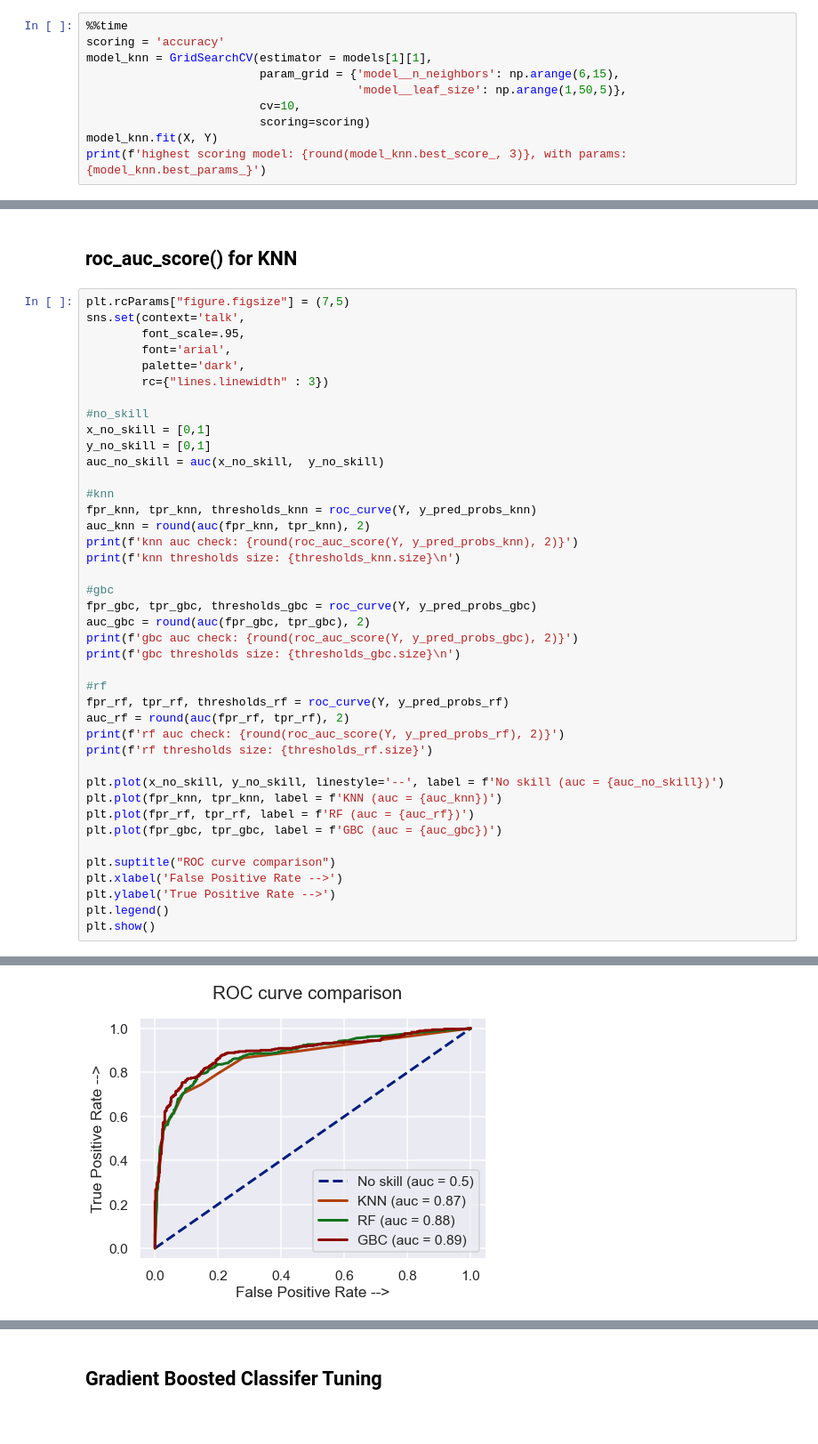
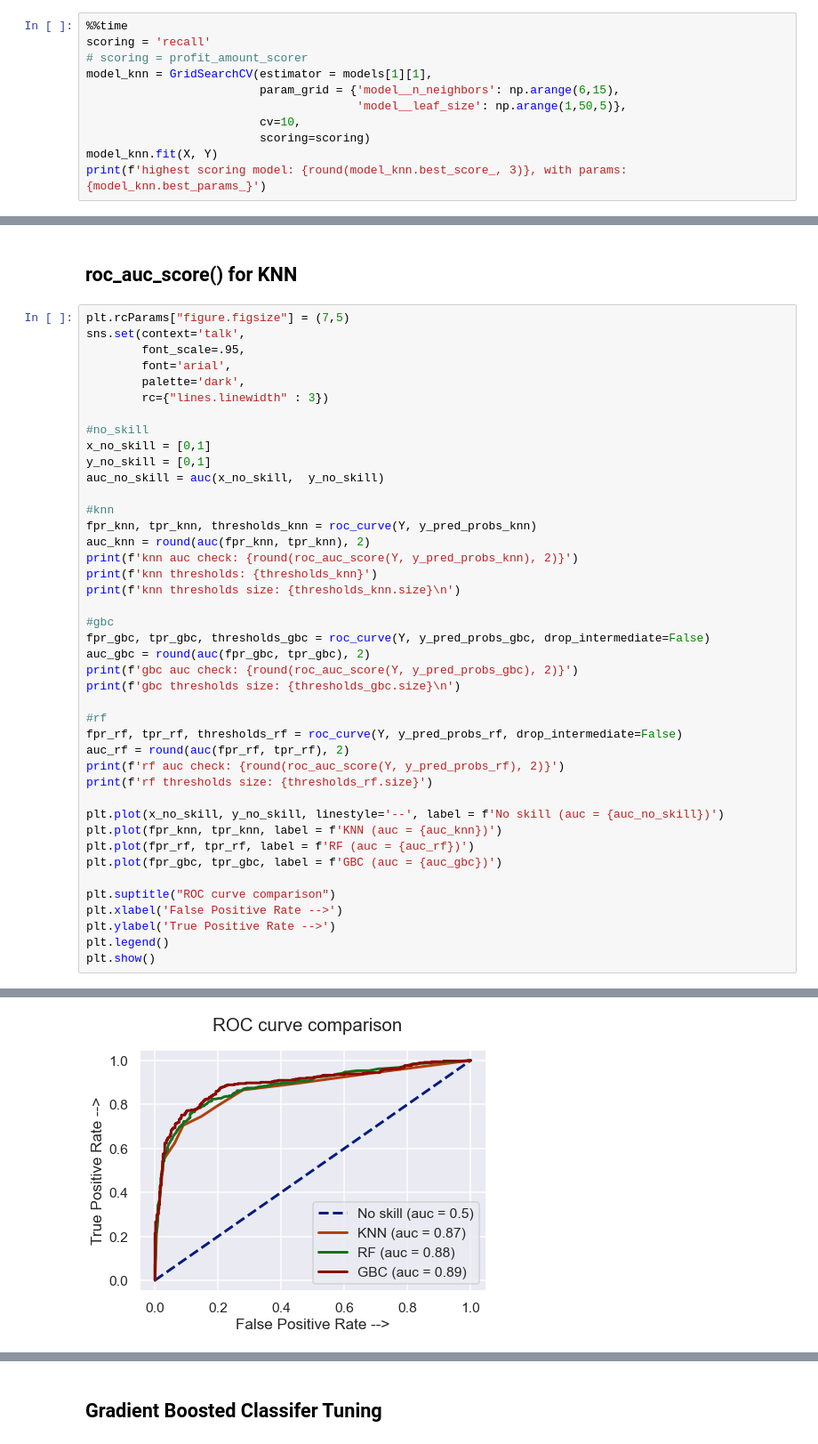
Before and after one commit to ggomp2885/Kaggle_Competitions, a Jupyter notebook: titanic_classification/training.ipynb, the cells around one changed output, grey strips where cells are left out. Shown at 89% size. Saved outputs shown, nothing was run; the diff lists cells and outputs as text.

```diff
--- a/titanic_classification/training.ipynb
+++ b/titanic_classification/training.ipynb
@@ -155,6 +192,7 @@ plt.show()
 # %%
 %%time
-scoring = 'accuracy'
+scoring = 'recall'
+# scoring = profit_amount_scorer
 model_knn = GridSearchCV(estimator = models[1][1],
                          param_grid = {'model__n_neighbors': np.arange(6,15),
                                        'model__leaf_size': np.arange(1,50,5)},
@@ -235,16 +284,17 @@ auc_no_skill = auc(x_no_skill,  y_no_skill)
 fpr_knn, tpr_knn, thresholds_knn = roc_curve(Y, y_pred_probs_knn)
 auc_knn = round(auc(fpr_knn, tpr_knn), 2)
 print(f'knn auc check: {round(roc_auc_score(Y, y_pred_probs_knn), 2)}')
+print(f'knn thresholds: {thresholds_knn}')
 print(f'knn thresholds size: {thresholds_knn.size}\n')
 
 #gbc
-fpr_gbc, tpr_gbc, thresholds_gbc = roc_curve(Y, y_pred_probs_gbc)
+fpr_gbc, tpr_gbc, thresholds_gbc = roc_curve(Y, y_pred_probs_gbc, drop_intermediate=False)
 auc_gbc = round(auc(fpr_gbc, tpr_gbc), 2)
 print(f'gbc auc check: {round(roc_auc_score(Y, y_pred_probs_gbc), 2)}')
 print(f'gbc thresholds size: {thresholds_gbc.size}\n')
 
 #rf
-fpr_rf, tpr_rf, thresholds_rf = roc_curve(Y, y_pred_probs_rf)
+fpr_rf, tpr_rf, thresholds_rf = roc_curve(Y, y_pred_probs_rf, drop_intermediate=False)
 auc_rf = round(auc(fpr_rf, tpr_rf), 2)
 print(f'rf auc check: {round(roc_auc_score(Y, y_pred_probs_rf), 2)}')
 print(f'rf thresholds size: {thresholds_rf.size}')
@@ -271 +322 @@ rf thresholds size: 180
-[figure, old version]
+[figure, new version]
```
Also changed, not shown: parts of 33 cells of this notebook.
